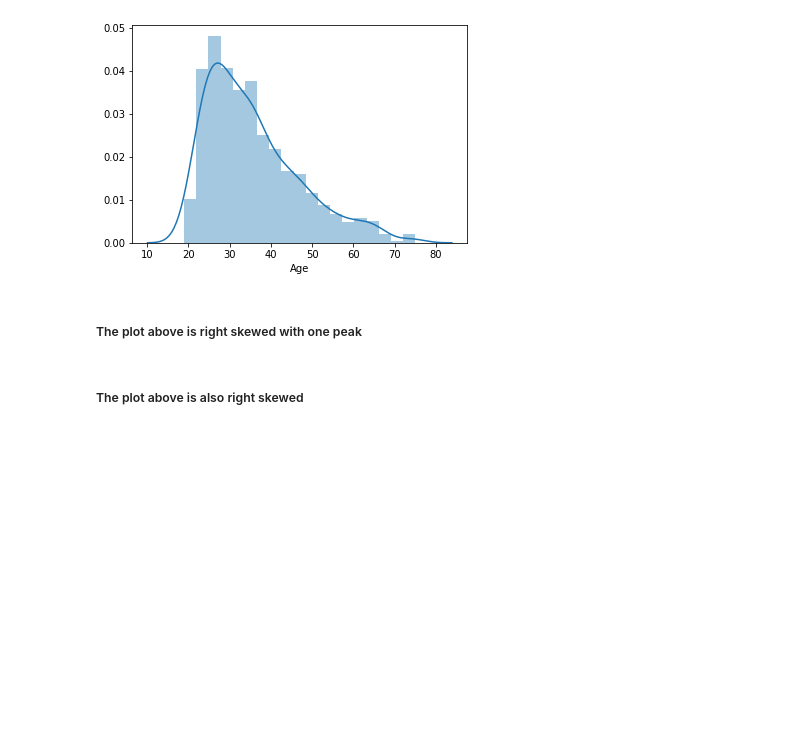
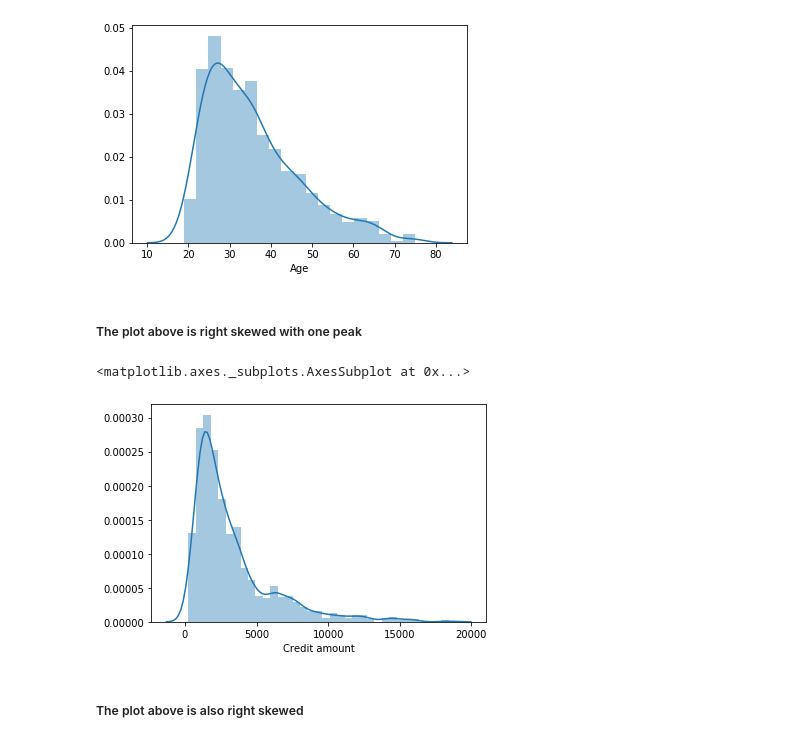
Before and after one commit to adityasolanki205/ML-Streaming-pipeline-using-Dataflow, a Jupyter notebook: German Credit.ipynb, the cells around one changed output. Cells and saved outputs as stored; diff of their text form; code cells hidden in the pictures; blank space fills up the shorter version.

```diff
--- a/German Credit.ipynb
+++ b/German Credit.ipynb
@@ -342,7 +342,10 @@ sns.distplot(customers['Age'])
 # %% [markdown]
 ##### The plot above is right skewed with one peak
 # %%
-#sns.distplot(customers['Credit amount'])
+sns.distplot(customers['Credit amount'])
+# %% [output]
+<matplotlib.axes._subplots.AxesSubplot at 0x...>
+[figure, added]
 # %% [markdown]
 ##### The plot above is also right skewed
 # %%
```
Also changed, not shown: parts of 16 cells of this notebook.
